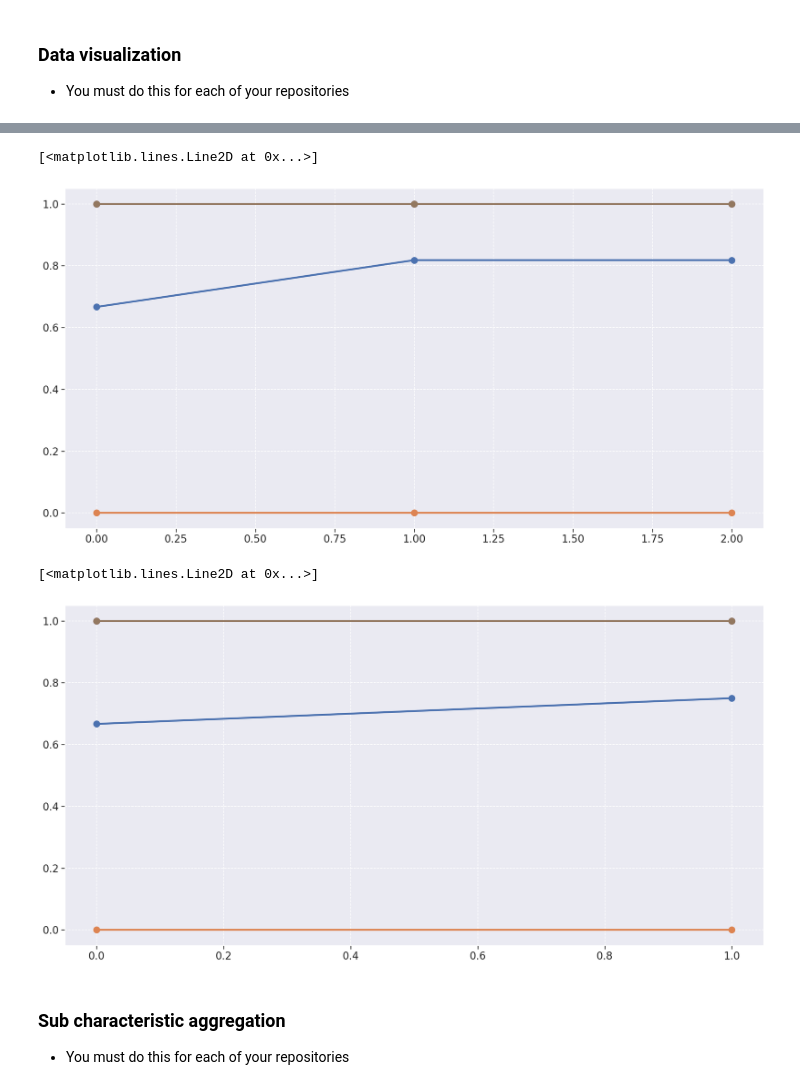
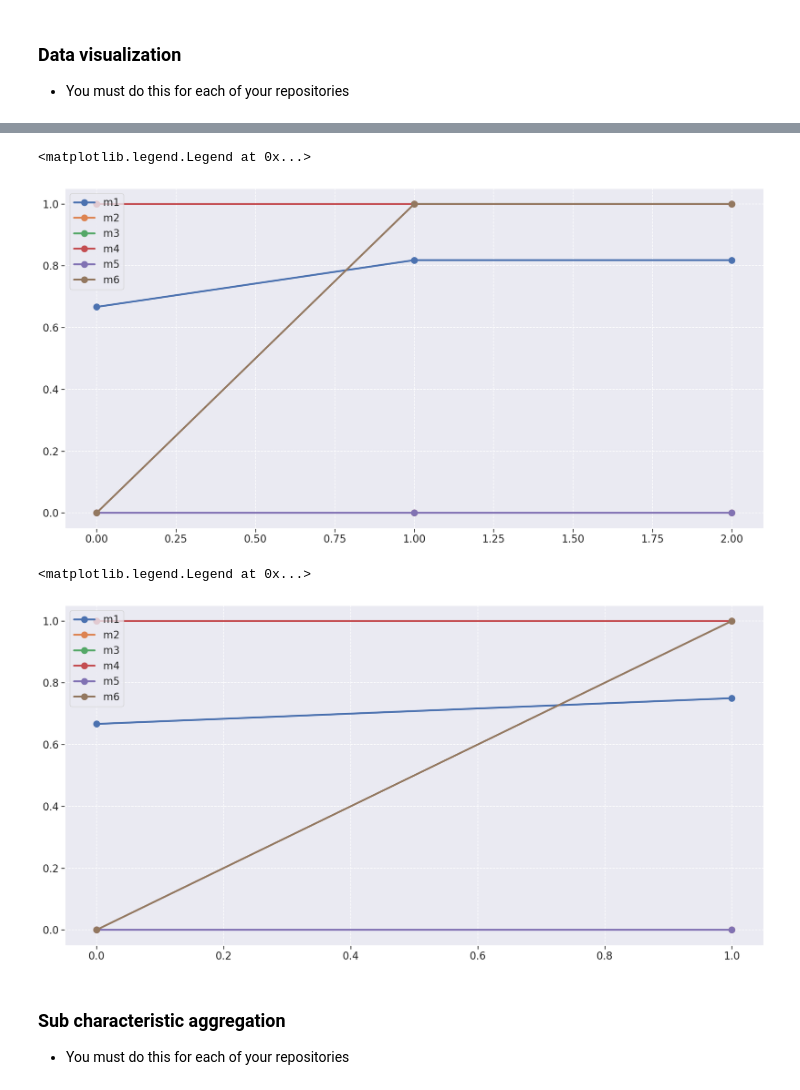
Before and after one commit to fga-eps-mds/2021.1-Oraculo, a Jupyter notebook: analytics-notebooks/analytics.ipynb, the cells around one changed output, grey strips where cells are left out. Cells and saved outputs as stored; diff of their text form; code cells hidden in the pictures.

```diff
--- a/analytics-notebooks/analytics.ipynb
+++ b/analytics-notebooks/analytics.ipynb
@@ -265,7 +265,7 @@ def m5(df):
 
     density_fast_test_builds = len(df[(df['test_execution_time'].astype(float)) < 300]) / sum(df['tests'].astype(float))
 
-    return density_fast_test_builds
+    return density_fast_test_builds if not np.isnan(density_fast_test_builds) else 0
 # %% [markdown]
 ##### Test coverage
 # %%
@@ -301,9 +301,9 @@ def create_metrics_df(df):
         m1_list.append(m1(version_df))
         m2_list.append(m2(version_df))
         m3_list.append(m3(version_df))
-        m4_list.append(m3(version_df))
-        m5_list.append(m3(version_df))
-        m6_list.append(m3(version_df))
+        m4_list.append(m4(version_df))
+        m5_list.append(m5(version_df))
+        m6_list.append(m6(version_df))
 
         ncloc_list.append(_nloc(version_df))
         repository_list.append(version_df['repository'].iloc[0])
@@ -312,9 +312,9 @@ def create_metrics_df(df):
     metrics_df = pd.DataFrame({'m1': m1_list,
                                'm2': m2_list,
                                'm3': m3_list,
-                               'm4': m3_list,
-                               'm5': m3_list,
-                               'm6': m3_list,
+                               'm4': m4_list,
+                               'm5': m5_list,
+                               'm6': m6_list,
                                'repository': repository_list,
                                'version': version_list,
                                'ncloc': ncloc_list})
@@ -356,27 +360,31 @@ plt.plot(tags_metrics['m6'], linewidth=3, marker='o', markersize=10)
 # %%
 fig = plt.figure(figsize=(20, 10))
 
-plt.plot(profile_metrics['m1'], linewidth=3, marker='o', markersize=10)
-plt.plot(profile_metrics['m2'], linewidth=3, marker='o', markersize=10)
-plt.plot(profile_metrics['m3'], linewidth=3, marker='o', markersize=10)
-plt.plot(profile_metrics['m4'], linewidth=3, marker='o', markersize=10)
-plt.plot(profile_metrics['m5'], linewidth=3, marker='o', markersize=10)
-plt.plot(profile_metrics['m6'], linewidth=3, marker='o', markersize=10)
+plt.plot(profile_metrics['m1'], label='m1', linewidth=3, marker='o', markersize=10)
+plt.plot(profile_metrics['m2'], label='m2', linewidth=3, marker='o', markersize=10)
+plt.plot(profile_metrics['m3'], label='m3', linewidth=3, marker='o', markersize=10)
+plt.plot(profile_metrics['m4'], label='m4', linewidth=3, marker='o', markersize=10)
+plt.plot(profile_metrics['m5'], label='m5', linewidth=3, marker='o', markersize=10)
+plt.plot(profile_metrics['m6'], label='m6', linewidth=3, marker='o', markersize=10)
+
+plt.legend(loc='upper left')
 # %% [output]
-[<matplotlib.lines.Line2D at 0x...>]
+<matplotlib.legend.Legend at 0x...>
-[figure, old version]
+[figure, new version]
 # %%
 fig = plt.figure(figsize=(20, 10))
 
-plt.plot(processos_metrics['m1'], linewidth=3, marker='o', markersize=10)
-plt.plot(processos_metrics['m2'], linewidth=3, marker='o', markersize=10)
-plt.plot(processos_metrics['m3'], linewidth=3, marker='o', markersize=10)
-plt.plot(processos_metrics['m4'], linewidth=3, marker='o', markersize=10)
-plt.plot(processos_metrics['m5'], linewidth=3, marker='o', markersize=10)
-plt.plot(processos_metrics['m6'], linewidth=3, marker='o', markersize=10)
+plt.plot(processos_metrics['m1'], label='m1', linewidth=3, marker='o', markersize=10)
+plt.plot(processos_metrics['m2'], label='m2', linewidth=3, marker='o', markersize=10)
+plt.plot(processos_metrics['m3'], label='m3', linewidth=3, marker='o', markersize=10)
+plt.plot(processos_metrics['m4'], label='m4', linewidth=3, marker='o', markersize=10)
+plt.plot(processos_metrics['m5'], label='m5', linewidth=3, marker='o', markersize=10)
+plt.plot(processos_metrics['m6'], label='m6', linewidth=3, marker='o', markersize=10)
+
+plt.legend(loc='upper left')
 # %% [output]
-[<matplotlib.lines.Line2D at 0x...>]
+<matplotlib.legend.Legend at 0x...>
-[figure, old version]
+[figure, new version]
 # %% [markdown]
 ### Sub characteristic aggregation
 
```
Also changed, not shown: parts of 7 cells of this notebook, 4 other files.
